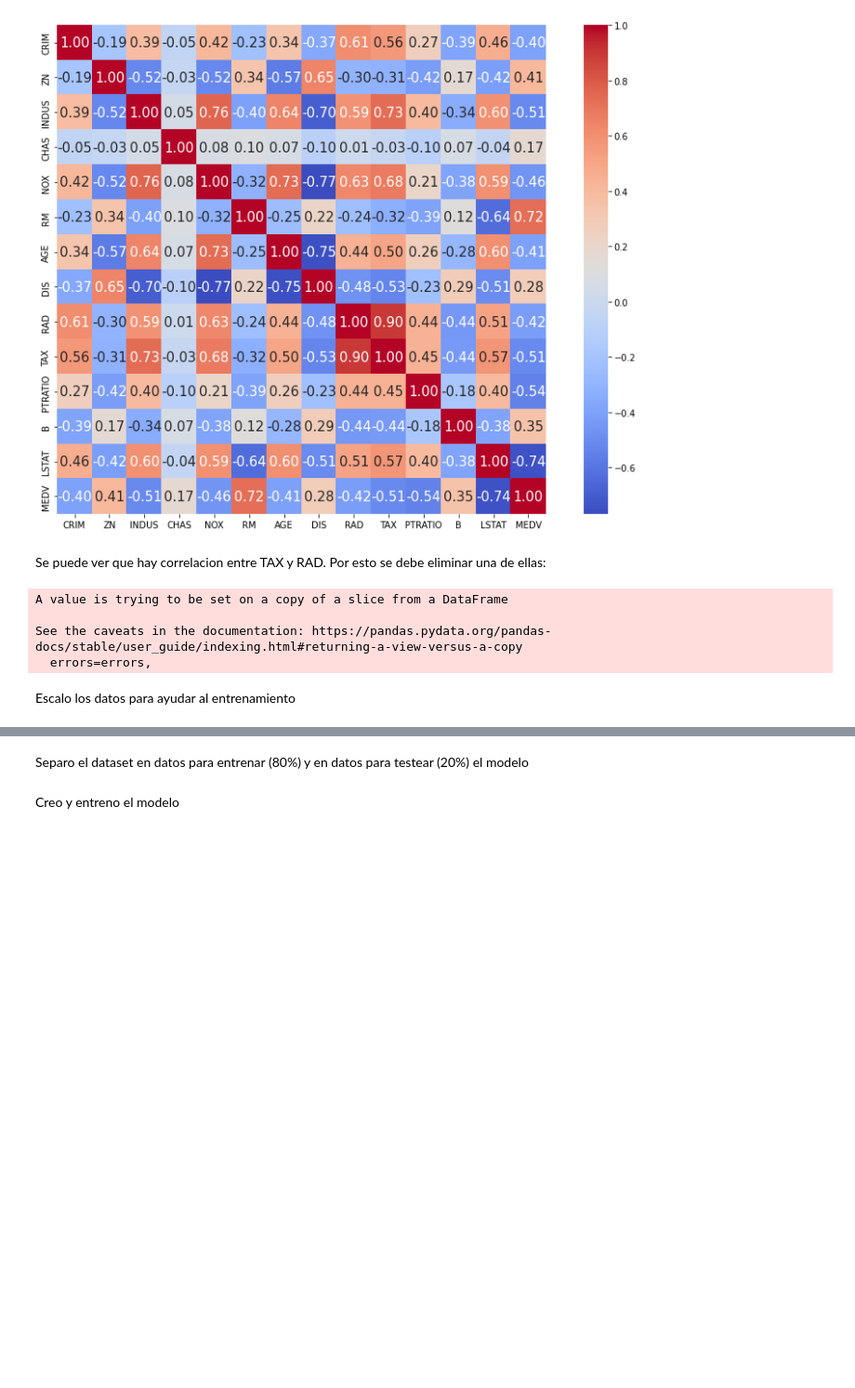
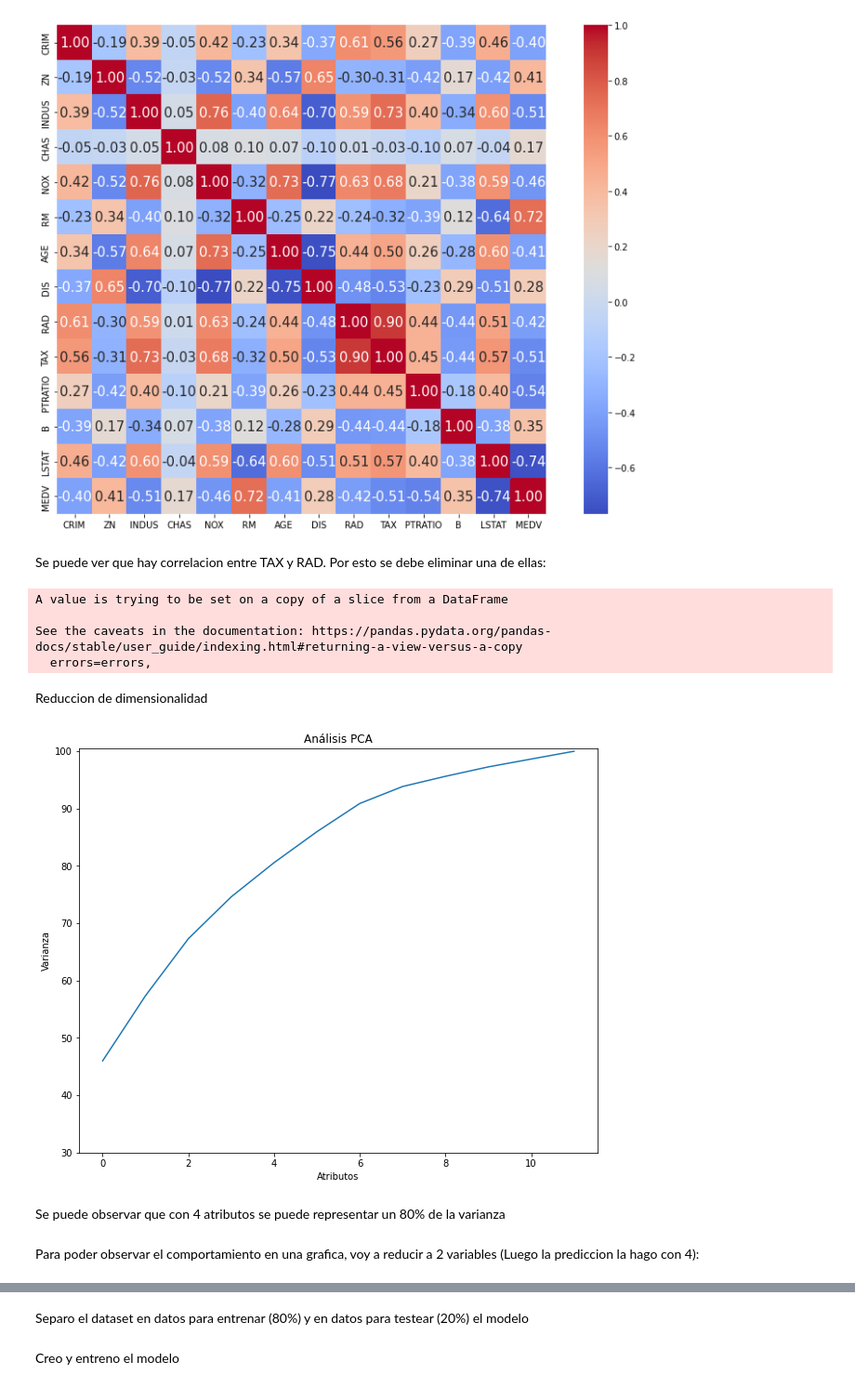
Before and after one commit to FaragoFa/Materia-de-aprendizaje, a Jupyter notebook: ML7.ipynb, the cells around one changed output, grey strips where cells are left out. Shown at 93% size. Saved outputs shown, nothing was run; the diff lists cells and outputs as text; code cells hidden in the pictures; blank space fills up the shorter version.

```diff
--- a/ML7.ipynb
+++ b/ML7.ipynb
@@ -97,12 +113,39 @@ A value is trying to be set on a copy of a slice from a DataFrame
 
 See the caveats in the documentation: https://pandas.pydata.org/pandas-docs/stable/user_guide/indexing.html#returning-a-view-versus-a-copy
   errors=errors,
-# %% [markdown]
-Escalo los datos para ayudar al entrenamiento
 # %%
 from sklearn.preprocessing import scale
+from sklearn.model_selection import train_test_split
 y = df_filt['MEDV'] #Target
 x = df_filt.drop(columns = 'MEDV', axis = 1) #Specs
 
 x = scale(x)
 y = scale(y)
+
+xtrain, xtest, ytrain, ytest = train_test_split(x, y, test_size=0.2)
+# %% [markdown]
+Reduccion de dimensionalidad
+# %%
+from sklearn.decomposition import PCA
+import numpy as np
+
+
+covar_matrix = PCA(n_components = xtrain.shape[1])
+covar_matrix.fit(xtrain)
+variance = covar_matrix.explained_variance_ratio_
+var = np.cumsum(np.round(covar_matrix.explained_variance_ratio_, decimals=4)*100)
+
+plt.figure(figsize=(10, 8))
+plt.ylabel('Varianza')
+plt.xlabel('Atributos')
+plt.title('Análisis PCA')
+plt.ylim(30,100.5)
+plt.style.context('seaborn-whitegrid')
+plt.plot(var)
+plt.show()
+# %% [output]
+[figure, added]
+# %% [markdown]
+Se puede observar que con 4 atributos se puede representar un 80% de la varianza
+# %% [markdown]
+Para poder observar el comportamiento en una grafica, voy a reducir a 2 variables (Luego la prediccion la hago con 4):
```
Also changed, not shown: parts of 12 cells of this notebook.
